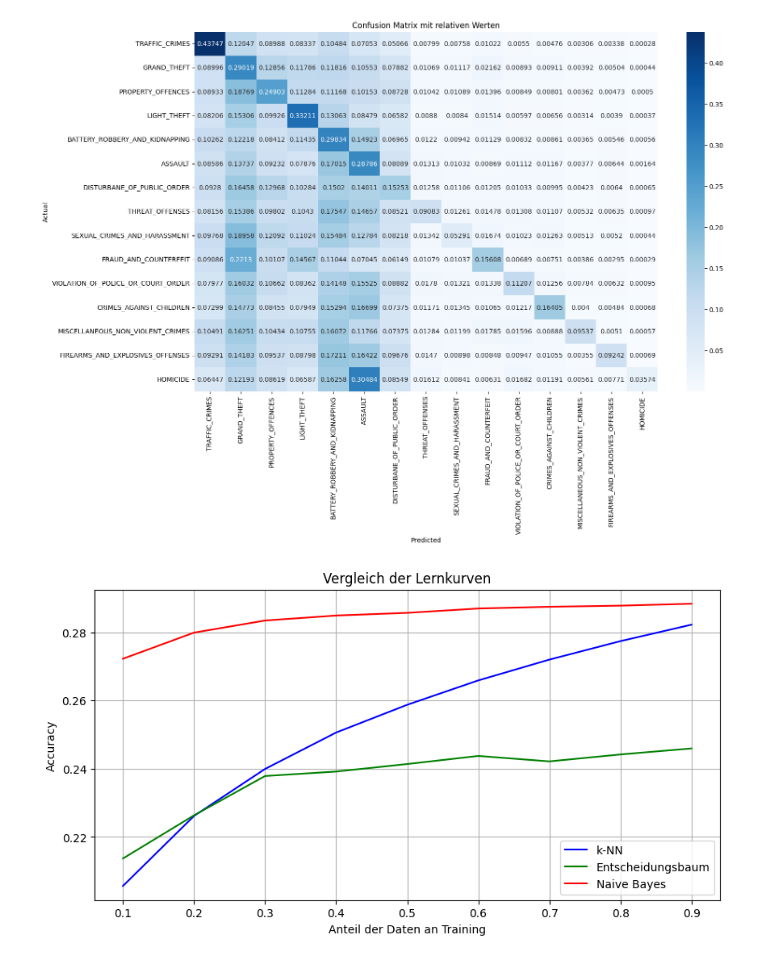
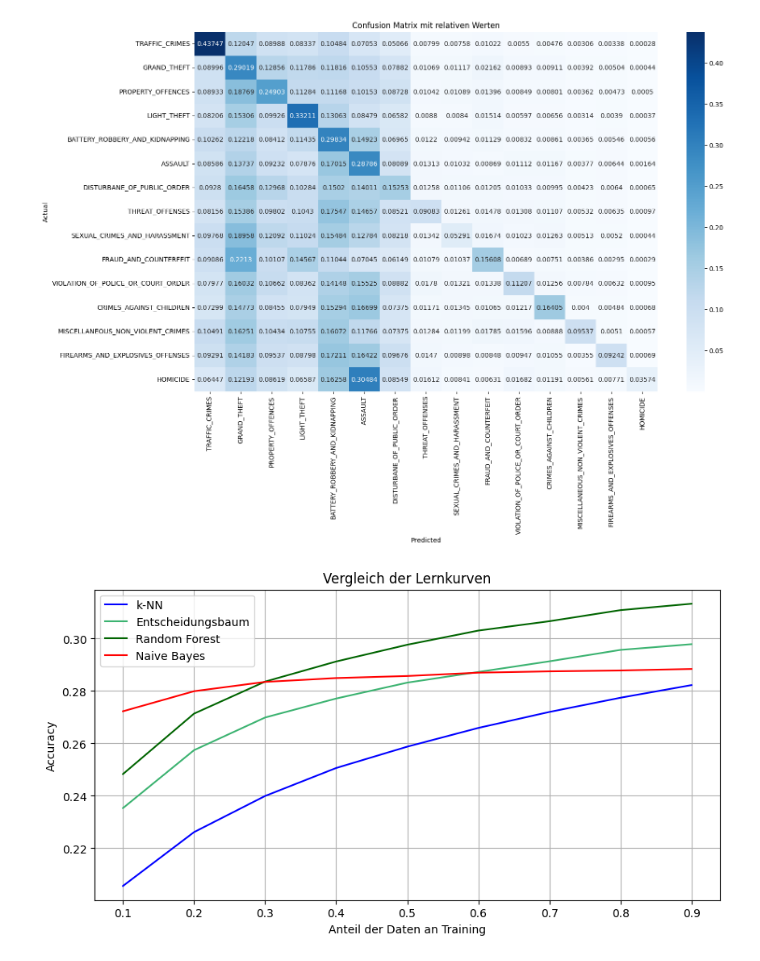
Before and after one commit to dominikth13/BI_Project, a Jupyter notebook: data_evaluation_Dominik.ipynb, the cells around one changed output. Drawn from its saved outputs; the diff is of its cells as text; code cells hidden in the pictures.

```diff
--- a/data_evaluation_Dominik.ipynb
+++ b/data_evaluation_Dominik.ipynb
@@ -416,53 +416,66 @@ plot_confusion_matrix(actual_classes, predict_classes, sorted_labels, mode='rela
 # %% [output]
 [figure]
 # %%
-learning_curve_knn = [0.20562442362407815,
-                  0.22616065773346825,
-                  0.23995073932146704,
-                  0.25062995774690366,
-                  0.25876498120408986,
-                  0.26591277381569317,
-                  0.2720101341624921,
-                  0.2774350368926289,
-                  0.2822594575919848
+learning_curve_knn = [
+    0.20562442362407815,
+    0.22616065773346825,
+    0.23995073932146704,
+    0.25062995774690366,
+    0.25876498120408986,
+    0.26591277381569317,
+    0.2720101341624921,
+    0.2774350368926289,
+    0.2822594575919848
 ]
 learning_curve_dec_tree = [
-    0.21368386129139283,
-    0.22634059669817141,
-    0.23787431711326784,
-    0.2391796702558492,
-    0.24138719574891626,
-    0.24375251914550586,
-    0.24215877402956346,
-    0.24419054199672613,
-    0.24595908496409447
+    0.23532771969462243,
+    0.2574299369082579,
+    0.26989140793646876,
+    0.2771320539501573,
+    0.28319226118500607,
+    0.2872627890333884,
+    0.2913270104494841,
+    0.29568393258149694,
+    0.29785553882980037
+]
+learning_curve_rf = [
+    0.24831805622961262,
+    0.27137160789345965,
+    0.2835908590418375,
+    0.29126257516307613,
+    0.29765153945495976,
+    0.3030542325757389,
+    0.306626963562531,
+    0.31085638608526844,
+    0.3133035560052316
 ]
 learning_curve_nb = [
     0.27226696133243034,
     0.27992436394146536,
     0.28347334788121503,
     0.2849410622773898,
     0.285724156651778,
     0.28700367692421586,
     0.2875020221712224,
     0.2878365372751277,
     0.2884041161809343
 ]
 train_amount = list(map(lambda x: round(x, 1), list(np.linspace(0.1,1,9,endpoint=False))))
 N = len(train_amount)
 train_range = np.arange(N)
 plt.subplots(figsize=(10, 5))
 
 plt.plot(train_range, learning_curve_knn, color="blue", label='k-NN')
-plt.plot(train_range, learning_curve_dec_tree, color="green", label='Entscheidungsbaum')
+plt.plot(train_range, learning_curve_dec_tree, color="mediumseagreen", label='Entscheidungsbaum')
+plt.plot(train_range, learning_curve_rf, color="darkgreen", label='Random Forest')
 plt.plot(train_range, learning_curve_nb, color="red", label='Naive Bayes')
 
 plt.xticks(train_range, train_amount)
 plt.grid(True)
 plt.xlabel("Anteil der Daten an Training")
 plt.ylabel("Accuracy")
 plt.legend()
 plt.title('Vergleich der Lernkurven', fontsize=12)
 plt.show()
 # %% [output]
-[figure, old version]
+[figure, new version]
```
Also changed, not shown: parts of 1 cell of this notebook.
